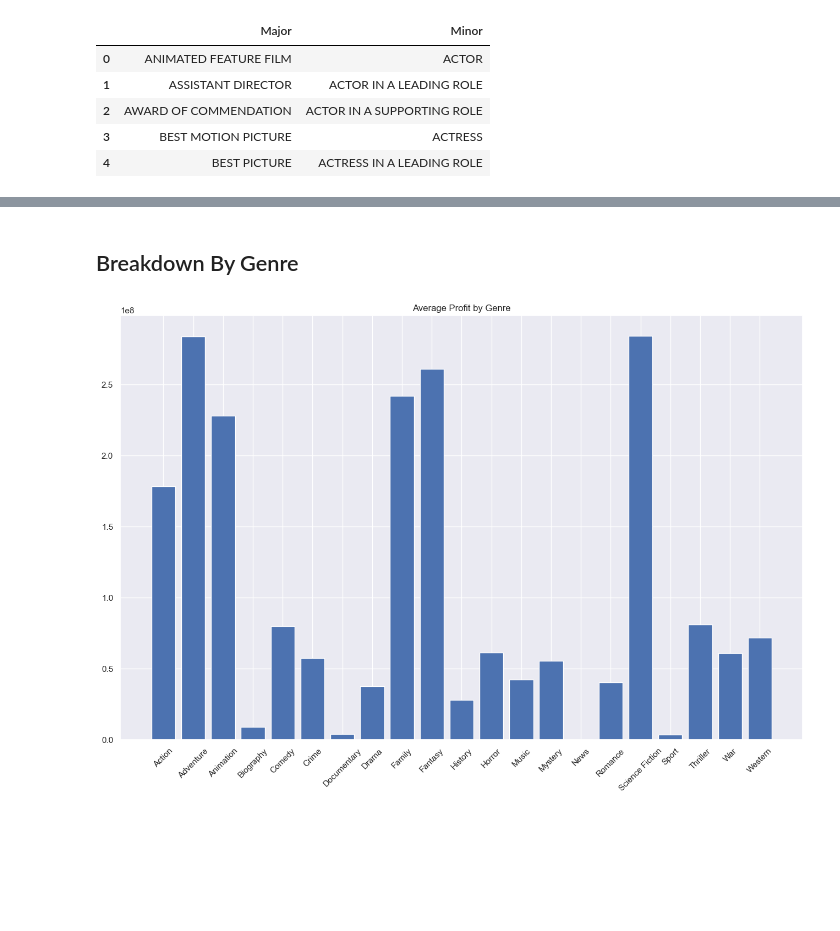
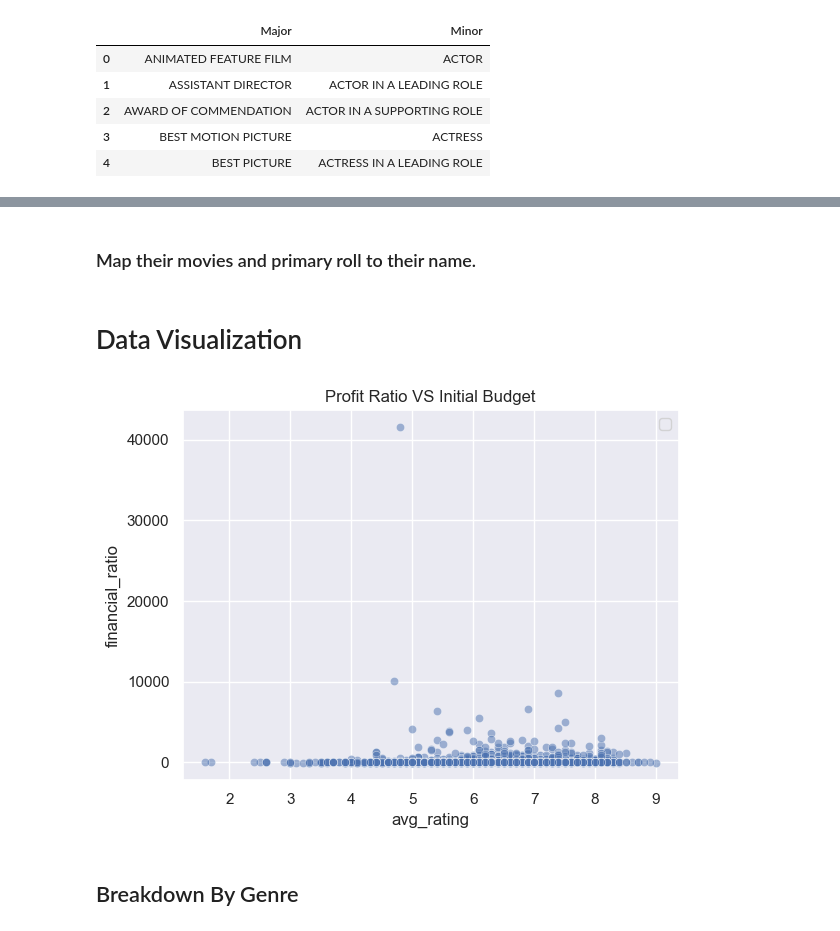
Before and after one commit to gjimmyq/C-H-Film-Productions, a Jupyter notebook: oscars.ipynb, the cells around one changed output, grey strips where cells are left out. Drawn from its saved outputs; the diff is of its cells as text; code cells hidden in the pictures; blank space fills up the shorter version.

```diff
--- a/oscars.ipynb
+++ b/oscars.ipynb
@@ -486,3 +418,0 @@ oscars.loc[oscars['film'] == 'Titanic']
-# %%
-oscars = oscars.rename(columns={"year_film": "year", 'film': 'title'})
-oscars.head()
@@ -496,3 +423,11 @@ oscars.head()
 # %%
 movies_oscars = movie_db.merge(oscars, how='left', on=['title', 'year'])
-movies_oscars.head()
+movies_oscars = movies_oscars.drop(columns=['year_ceremony', 'ceremony'])
+movies_oscars['nominations'] = movies_oscars['nominations'].fillna(0)
+movies_oscars['name'] = movies_oscars['name'].fillna(0)
+movies_oscars['winner'] = movies_oscars['winner'].fillna(0)
+movies_oscars['Major_Noms'] = movies_oscars['Major_Noms'].fillna(0)
+movies_oscars['Minor_Noms'] = movies_oscars['Minor_Noms'].fillna(0)
+movies_oscars['Major_Win'] = movies_oscars['Major_Win'].fillna(0)
+movies_oscars['Minor_Win'] = movies_oscars['Minor_Win'].fillna(0)
+movies_oscars['Total_Wins'] = movies_oscars['Major_Win'] + movies_oscars['Minor_Win']
@@ -506,0 +436,17 @@ movies_oscars.head()
+# %%
+# Function to calculate average rating
+def calculate_avg_rating(row):
+    if pd.isna(row['imdb_rating']) and pd.isna(row['tmdb_rating']):
+        return np.nan
+    elif pd.isna(row['imdb_rating']):
+        return row['tmdb_rating']
+    elif pd.isna(row['tmdb_rating']):
+        return row['imdb_rating']
+    else:
+        return (row['imdb_rating'] + row['tmdb_rating']) / 2
+
+# Apply the function to each row
+movies_oscars['avg_rating'] = movies_oscars.apply(calculate_avg_rating, axis=1)
+#drop old ratings
+movies_oscars = movies_oscars.drop(columns=['imdb_rating', 'tmdb_rating'])
+movies_oscars
@@ -507,2 +497,21 @@ movies_oscars.head()
+# %% [markdown]
+### Map their movies and primary roll to their name.
+# %% [markdown]
+# Data Visualization
+# %%
+fig, ax = plt.subplots()
+sns.set_theme()
+
+Profit_V_Budget = pd.DataFrame(
+    {
+        'avg_rating': movies_oscars['avg_rating'],
+        'financial_ratio': movies_oscars['financial_ratio']
+    }
+)
+sns.scatterplot(x='avg_rating', y='financial_ratio', data=Profit_V_Budget, alpha=0.5)
+ax.set_title('Profit Ratio VS Initial Budget')
+ax.legend();
+# %% [output]
+[figure, added]
 # %% [markdown]
 ## Breakdown By Genre
@@ -514,22 +517,0 @@ movie_genres = movie_genres.groupby(movie_genres['genres'])
-# %%
-#accidents per year
-fig, ax = plt.subplots(figsize=(16, 10))
-
-genres = [genre for genre, df in movie_genres]
-x = genres
-
-worldwide_gross = movie_genres['worldwide_gross']
-y = list(worldwide_gross.mean().values)
-
-genres_figure_df = pd.DataFrame(
-    {
-        'Genre': genres,
-        'Global Profit': worldwide_gross
-    }
-)
-
-ax.bar(x, y)
-ax.set_title("Average Profit by Genre")
-ax.set_xticklabels(x, rotation=45);
-# %% [output]
-[figure, removed]
```
Also changed, not shown: parts of 42 cells of this notebook.
